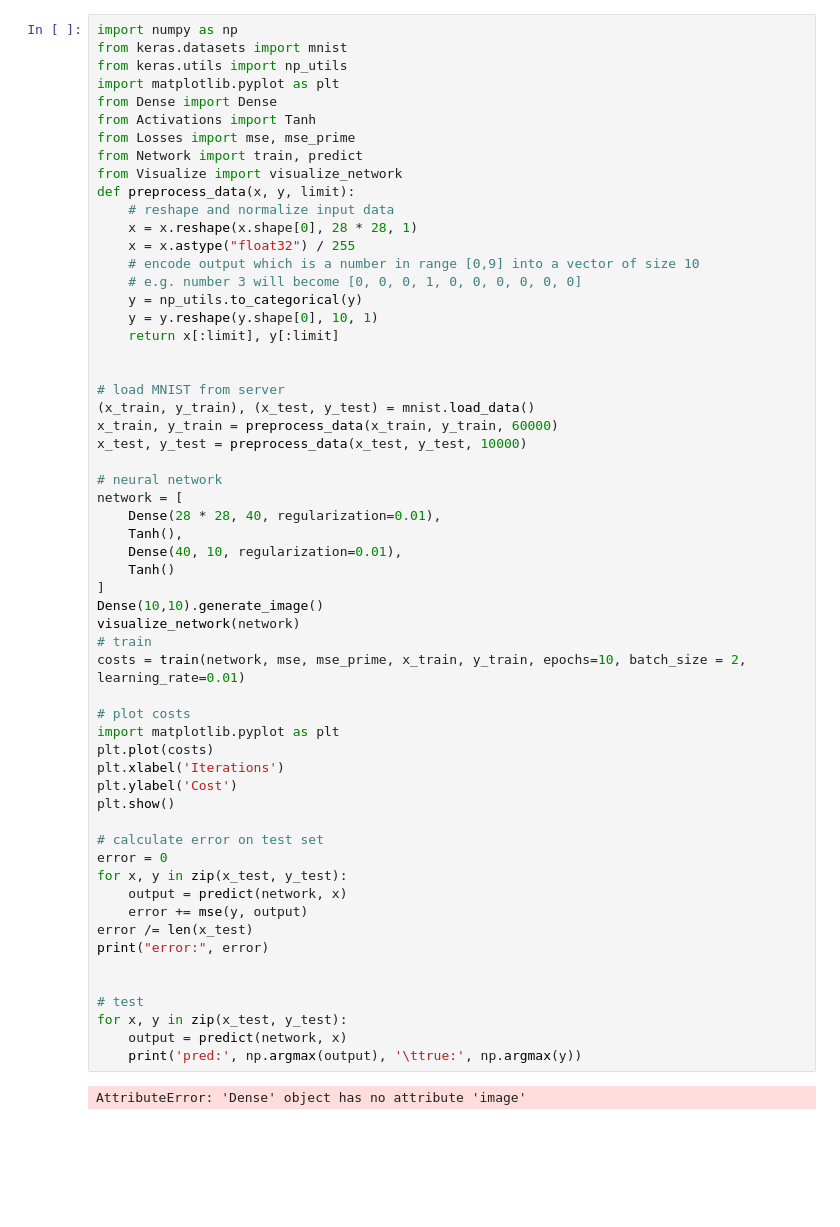
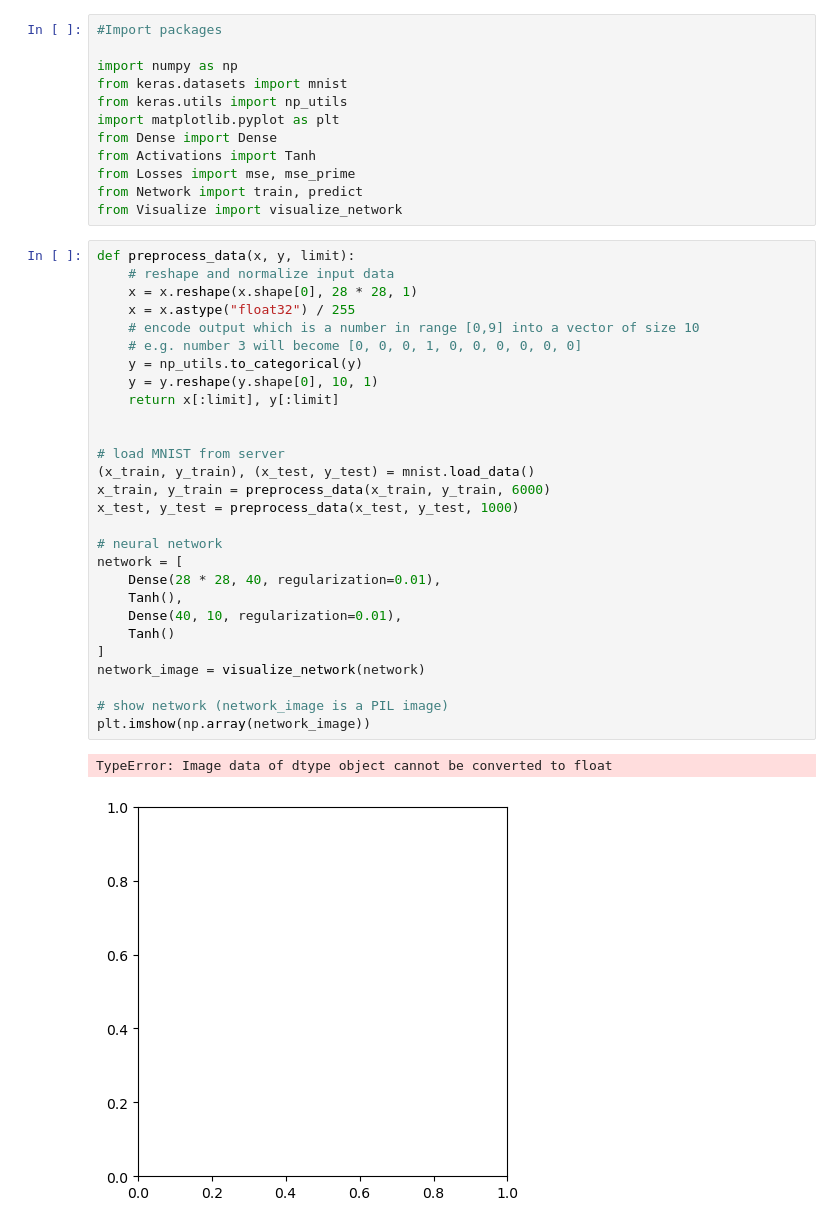
Before and after one commit to m-u-nee/generic_neural_network_implementation, a Jupyter notebook: mnist.ipynb, the cells around one changed output. Saved outputs shown, nothing was run; the diff lists cells and outputs as text; blank space fills up the shorter version.

Commit message:
Further work on network image

```diff
--- a/mnist.ipynb
+++ b/mnist.ipynb
@@ -1,60 +1,43 @@
+# %%
+#Import packages
+
+import numpy as np
+from keras.datasets import mnist
+from keras.utils import np_utils
+import matplotlib.pyplot as plt
+from Dense import Dense
+from Activations import Tanh
+from Losses import mse, mse_prime
+from Network import train, predict
+from Visualize import visualize_network
 # %%
-import numpy as np
-from keras.datasets import mnist
-from keras.utils import np_utils
-import matplotlib.pyplot as plt
-from Dense import Dense
-from Activations import Tanh
-from Losses import mse, mse_prime
-from Network import train, predict
-from Visualize import visualize_network
 def preprocess_data(x, y, limit):
     # reshape and normalize input data
     x = x.reshape(x.shape[0], 28 * 28, 1)
     x = x.astype("float32") / 255
     # encode output which is a number in range [0,9] into a vector of size 10
     # e.g. number 3 will become [0, 0, 0, 1, 0, 0, 0, 0, 0, 0]
     y = np_utils.to_categorical(y)
     y = y.reshape(y.shape[0], 10, 1)
     return x[:limit], y[:limit]
 
 
 # load MNIST from server
 (x_train, y_train), (x_test, y_test) = mnist.load_data()
-x_train, y_train = preprocess_data(x_train, y_train, 60000)
-x_test, y_test = preprocess_data(x_test, y_test, 10000)
+x_train, y_train = preprocess_data(x_train, y_train, 6000)
+x_test, y_test = preprocess_data(x_test, y_test, 1000)
 
 # neural network
 network = [
     Dense(28 * 28, 40, regularization=0.01),
     Tanh(),
     Dense(40, 10, regularization=0.01),
     Tanh()
 ]
-Dense(10,10).generate_image()
-visualize_network(network)
-# train
-costs = train(network, mse, mse_prime, x_train, y_train, epochs=10, batch_size = 2, learning_rate=0.01)
+network_image = visualize_network(network)
 
-# plot costs
-import matplotlib.pyplot as plt
-plt.plot(costs)
-plt.xlabel('Iterations')
-plt.ylabel('Cost')
-plt.show()
-
-# calculate error on test set
-error = 0
-for x, y in zip(x_test, y_test):
-    output = predict(network, x)
-    error += mse(y, output)
-error /= len(x_test)
-print("error:", error)
-
-
-# test
-for x, y in zip(x_test, y_test):
-    output = predict(network, x)
-    print('pred:', np.argmax(output), '\ttrue:', np.argmax(y))
+# show network (network_image is a PIL image)
+plt.imshow(np.array(network_image))
 # %% [output]
-AttributeError: 'Dense' object has no attribute 'image'
+TypeError: Image data of dtype object cannot be converted to float
+[figure, added]
```
Also changed, not shown: parts of 2 cells of this notebook, 2 other files.
